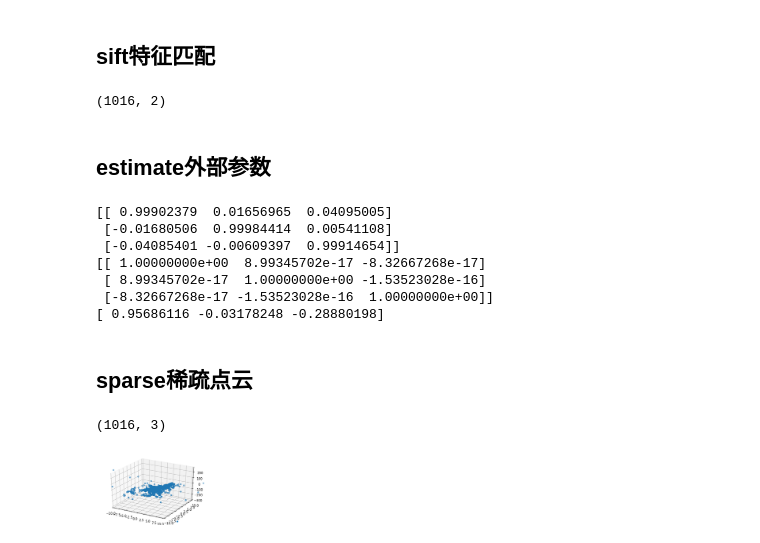
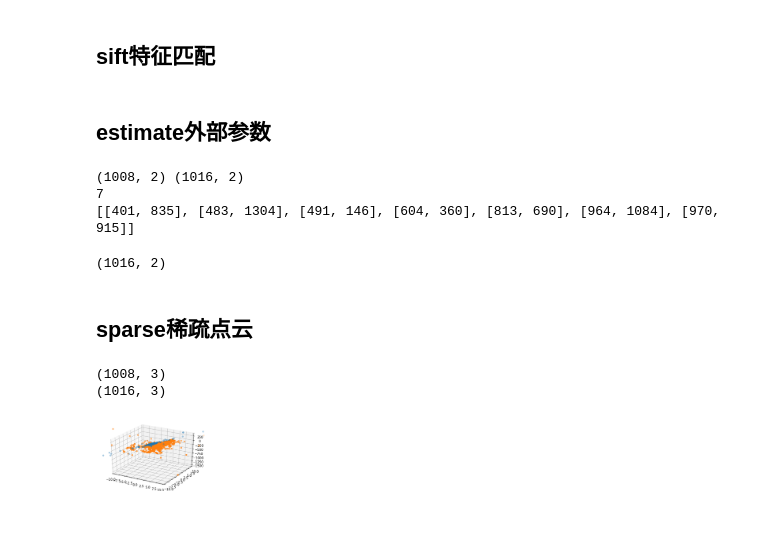
Before and after one commit to Neutrino3316/Computer-Vision, a Jupyter notebook: CVproject/newMVS.ipynb, the cells around one changed output. Cells and saved outputs as stored; diff of their text form; code cells hidden in the pictures.

```diff
--- a/CVproject/newMVS.ipynb
+++ b/CVproject/newMVS.ipynb
@@ -57,11 +57,6 @@ def match_pts(imgname1, imgname2):
     pts2 = np.int32(pts2)
     # return the np.array type
     return pts1, pts2
-# %%
-pts1, pts2 = match_pts('5.jpg', '6.jpg')
-print(pts1.shape)
-# %% [output]
-(1016, 2)
 # %% [markdown]
 ## estimate外部参数
 # %%
@@ -168,7 +163,24 @@ def computeRT(E):
 def findPose(R, T, K):
     P = K @ vstack([R.T, T]).T
     return P
+# %%
+pts1, pts2 = match_pts('4.jpg', '5.jpg')
+pts3, pts4 = match_pts('5.jpg', '6.jpg')
+# %%
+samepts=[]
+for x,y in zip(pts2, pts3):
+    if x[1] == y[1] and x[0] == y[0]:
+        samepts.append(x.tolist())
+print(pts2.shape, pts3.shape)
+print(len(samepts))
+print(samepts)
+# %% [output]
+(1008, 2) (1016, 2)
+7
+[[401, 835], [483, 1304], [491, 146], [604, 360], [813, 690], [964, 1084], [970, 915]]
 # %%
+print(pts1.shape)
+
 K1 = K; K2 = K
 pcam1 = computePoints(pts1, K1, f)
 pcam2 = computePoints(pts2, K2, f)
@@ -179,13 +191,7 @@ R2, T2 = computeRT(E)
 print(R2)
 print(R2.T @ R2, T2, sep='\n')
 # %% [output]
-[[ 0.99902379  0.01656965  0.04095005]
- [-0.01680506  0.99984414  0.00541108]
- [-0.04085401 -0.00609397  0.99914654]]
-[[ 1.00000000e+00  8.99345702e-17 -8.32667268e-17]
- [ 8.99345702e-17  1.00000000e+00 -1.53523028e-16]
- [-8.32667268e-17 -1.53523028e-16  1.00000000e+00]]
-[ 0.95686116 -0.03178248 -0.28880198]
+(1016, 2)
 # %% [markdown]
 ## sparse稀疏点云
 # %%
@@ -212,19 +218,24 @@ def sparse(imgname1, imgname2, K1, K2):
 
     return X, R, T
 # %%
-X, R, T = sparse('5.jpg', '6.jpg', K, K)
-print(X.shape)
+X1, R1, T1 = sparse('4.jpg', '5.jpg', K, K)
+X2, R2, T2 = sparse('5.jpg', '6.jpg', K, K)
+
+print(X1.shape)
+print(X2.shape)
 
 import matplotlib.pyplot as plt
 from mpl_toolkits.mplot3d import Axes3D
 fig = plt.figure()
 ax = fig.add_subplot(111, projection='3d')
 
-ax.scatter(X[:,0], X[:,1], X[:,2])
+ax.scatter(X1[:,0], X1[:,1], X1[:,2])
+ax.scatter(X2[:,0], X2[:,1], X2[:,2])
 plt.xlim([-10, 10])
 plt.ylim([-10, 10])
 
 plt.show()
 # %% [output]
+(1008, 3)
 (1016, 3)
-[figure, old version]
+[figure, new version]
```
Also changed, not shown: parts of 1 cell of this notebook, 2 other files.
